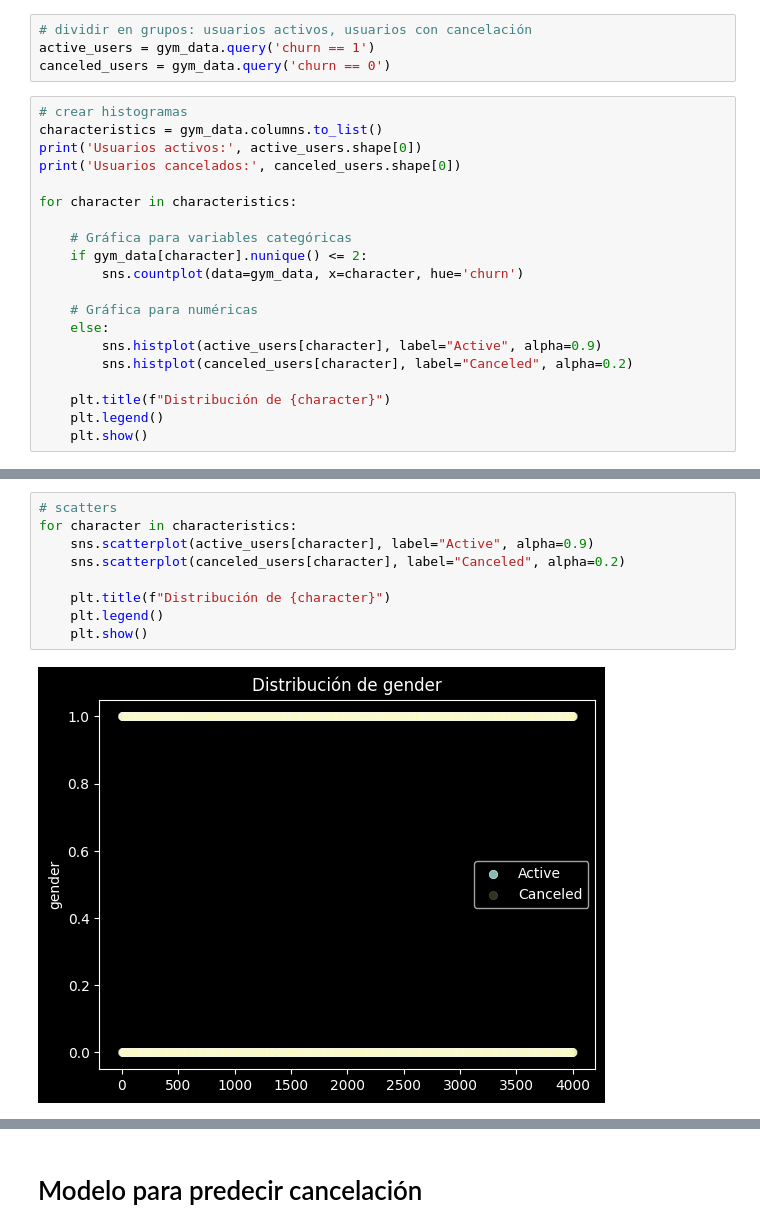
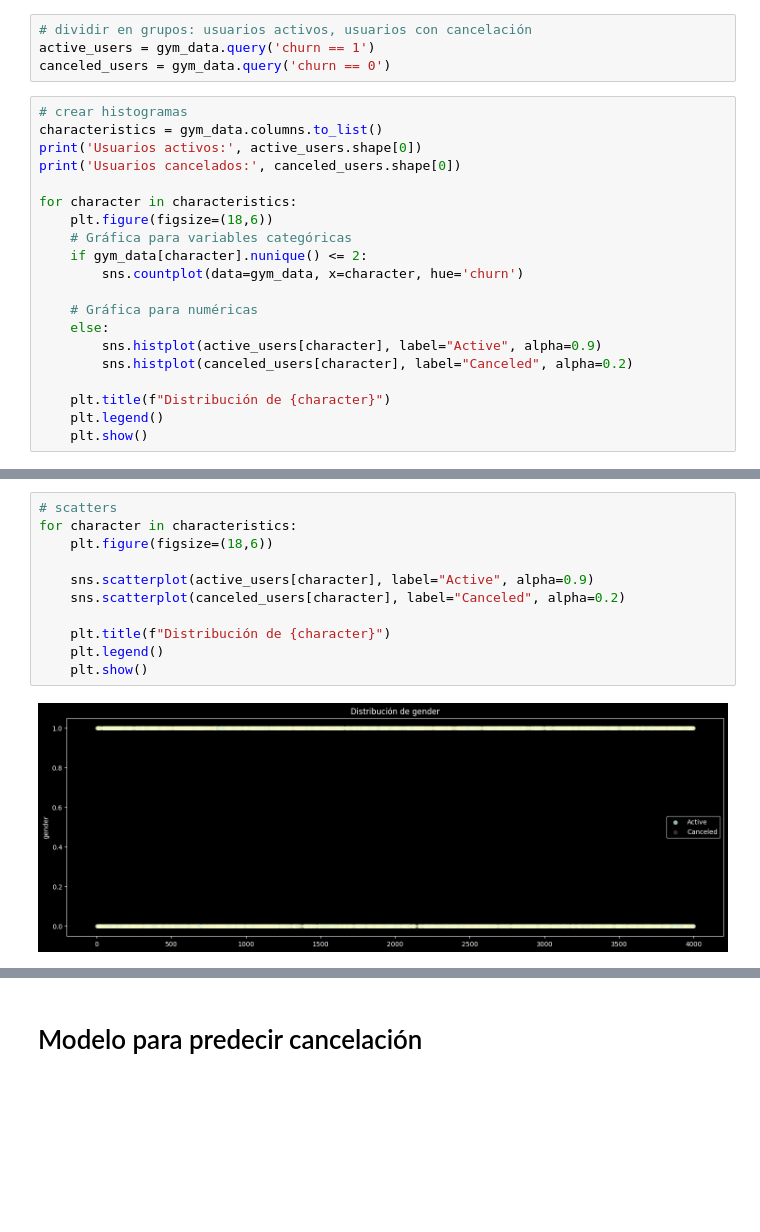
Before and after one commit to XivxnX/model_machine-learning, a Jupyter notebook: model_machine-learning.ipynb, the cells around one changed output, grey strips where cells are left out. Saved outputs shown, nothing was run; the diff lists cells and outputs as text; blank space fills up the shorter version.

```diff
--- a/model_machine-learning.ipynb
+++ b/model_machine-learning.ipynb
@@ -126,7 +110,7 @@ print('Usuarios activos:', active_users.shape[0])
 print('Usuarios cancelados:', canceled_users.shape[0])
 
 for character in characteristics:
-
+    plt.figure(figsize=(18,6))
     # Gráfica para variables categóricas
     if gym_data[character].nunique() <= 2:
         sns.countplot(data=gym_data, x=character, hue='churn')
@@ -157,11 +141,13 @@ Usuarios cancelados: 2939
 # %%
 # scatters
 for character in characteristics:
+    plt.figure(figsize=(18,6))
+
     sns.scatterplot(active_users[character], label="Active", alpha=0.9)
     sns.scatterplot(canceled_users[character], label="Canceled", alpha=0.2)
 
     plt.title(f"Distribución de {character}")
     plt.legend()
     plt.show()
 # %% [output]
-[figure, old version]
+[figure, new version]
```
Also changed, not shown: parts of 13 cells of this notebook.
